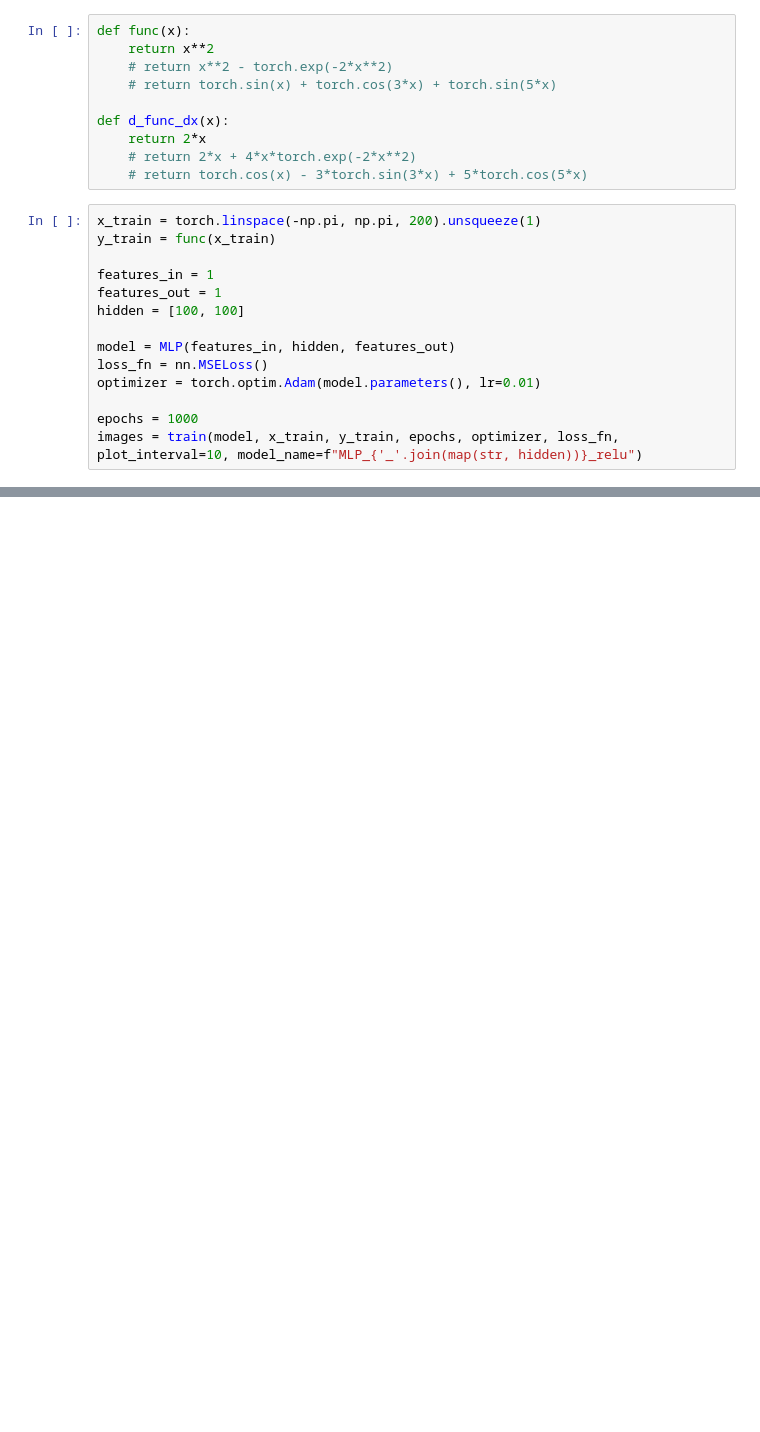
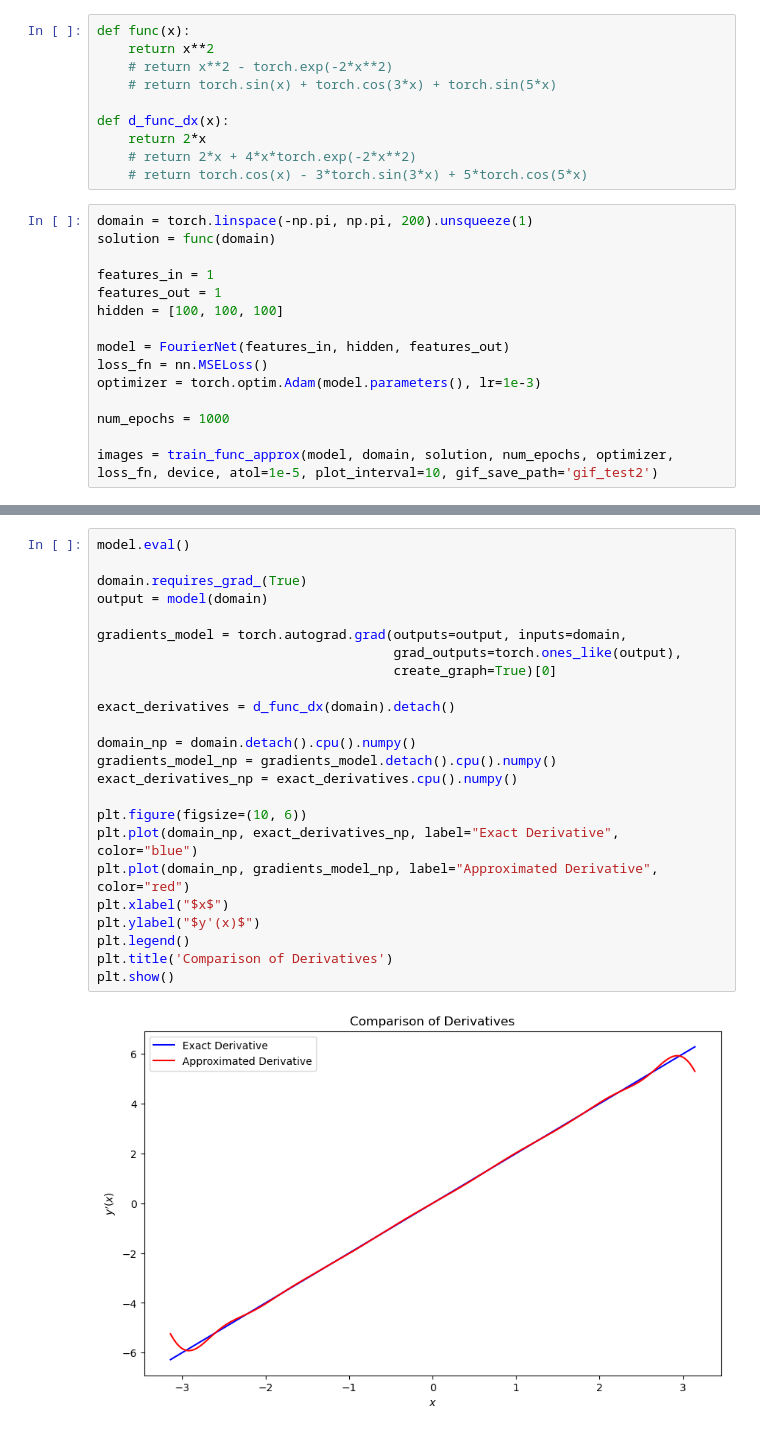
Before and after one commit to ugniusalekna/Neural-PDE-Solver, a Jupyter notebook: func_approx.ipynb, the cells around one changed output, grey strips where cells are left out. Drawn from its saved outputs; the diff is of its cells as text; blank space fills up the shorter version.

Commit message:
fully working function approximator

```diff
--- a/func_approx.ipynb
+++ b/func_approx.ipynb
@@ -83,17 +19,18 @@ def d_func_dx(x):
     # return 2*x + 4*x*torch.exp(-2*x**2)
     # return torch.cos(x) - 3*torch.sin(3*x) + 5*torch.cos(5*x)
 # %%
-x_train = torch.linspace(-np.pi, np.pi, 200).unsqueeze(1)
-y_train = func(x_train)
+domain = torch.linspace(-np.pi, np.pi, 200).unsqueeze(1)
+solution = func(domain)
 
 features_in = 1
 features_out = 1
-hidden = [100, 100]
+hidden = [100, 100, 100]
 
-model = MLP(features_in, hidden, features_out)
+model = FourierNet(features_in, hidden, features_out)
 loss_fn = nn.MSELoss()
-optimizer = torch.optim.Adam(model.parameters(), lr=0.01)
+optimizer = torch.optim.Adam(model.parameters(), lr=1e-3)
 
-epochs = 1000
-images = train(model, x_train, y_train, epochs, optimizer, loss_fn, plot_interval=10, model_name=f"MLP_{'_'.join(map(str, hidden))}_relu")
+num_epochs = 1000
+
+images = train_func_approx(model, domain, solution, num_epochs, optimizer, loss_fn, device, atol=1e-5, plot_interval=10, gif_save_path='gif_test2')
 # %% [output]
@@ -119,0 +65,26 @@ Derivative at x=0.4000: 0.8000
+# %%
+model.eval()
+
+domain.requires_grad_(True)
+output = model(domain)
+
+gradients_model = torch.autograd.grad(outputs=output, inputs=domain,
+                                      grad_outputs=torch.ones_like(output),
+                                      create_graph=True)[0]
+
+exact_derivatives = d_func_dx(domain).detach()
+
+domain_np = domain.detach().cpu().numpy()
+gradients_model_np = gradients_model.detach().cpu().numpy()
+exact_derivatives_np = exact_derivatives.cpu().numpy()
+
+plt.figure(figsize=(10, 6))
+plt.plot(domain_np, exact_derivatives_np, label="Exact Derivative", color="blue")
+plt.plot(domain_np, gradients_model_np, label="Approximated Derivative", color="red")
+plt.xlabel("$x$")
+plt.ylabel("$y'(x)$")
+plt.legend()
+plt.title('Comparison of Derivatives')
+plt.show()
+# %% [output]
+[figure, added]
```
Also changed, not shown: parts of 6 cells of this notebook.
